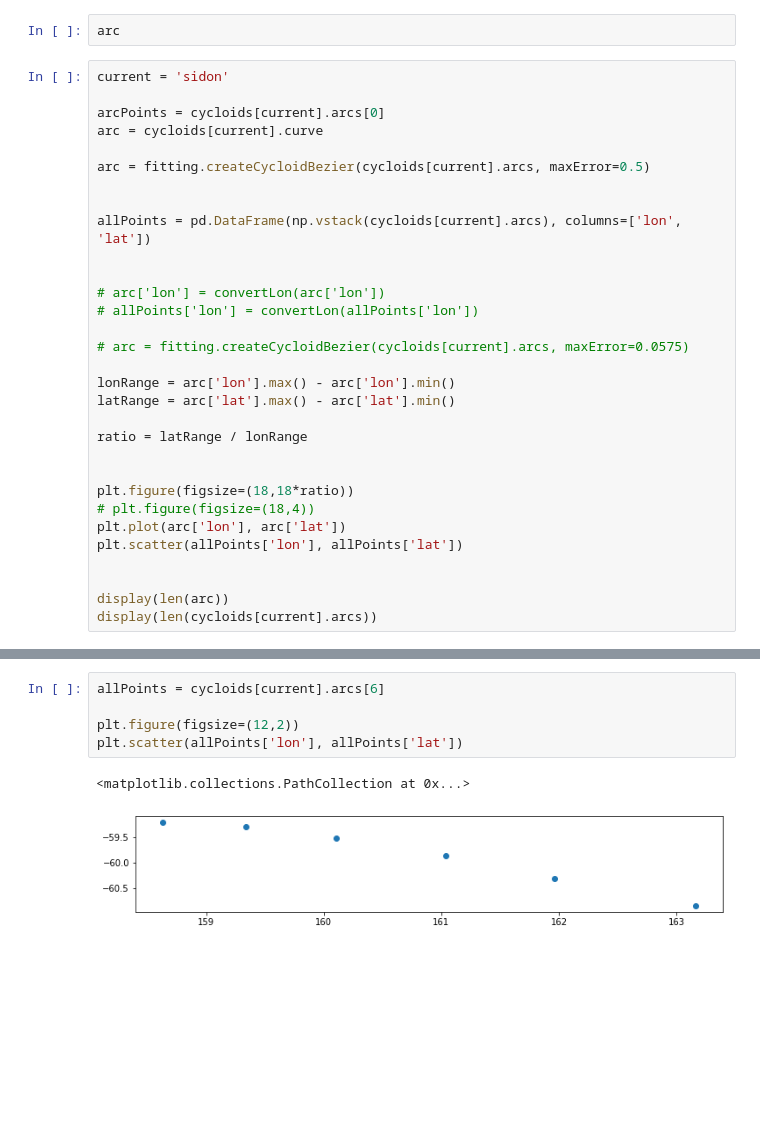
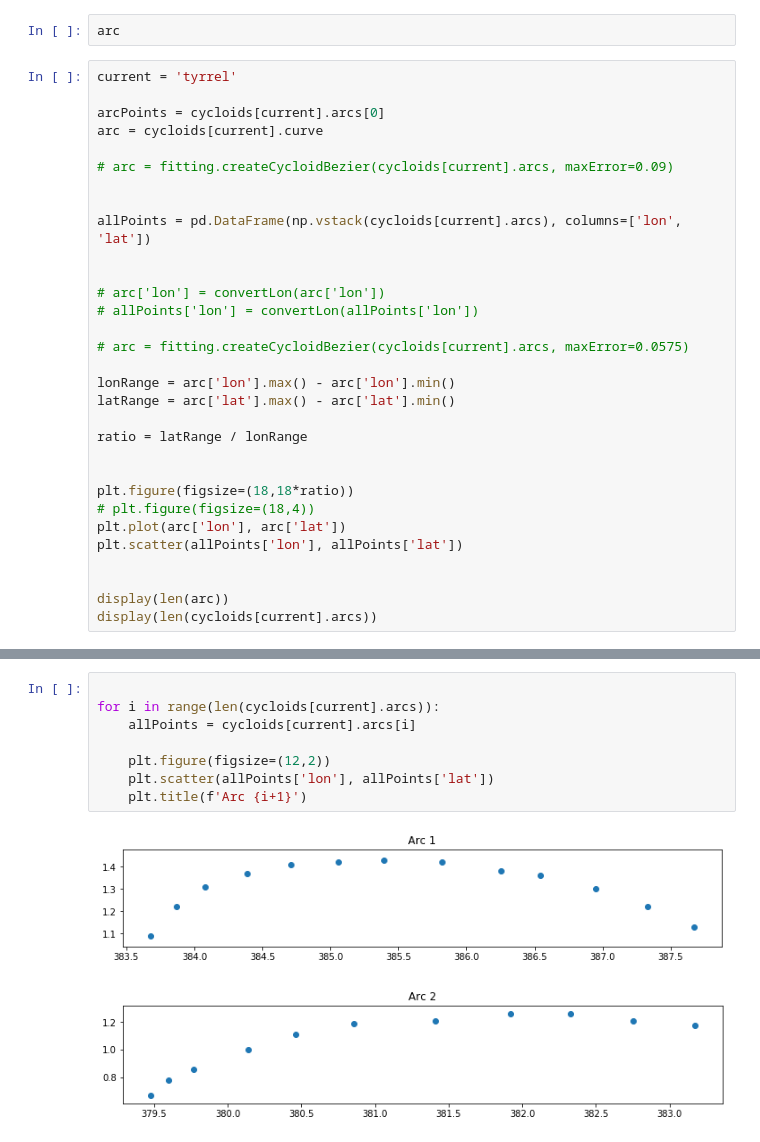
Before and after one commit to ssajous/europa-cycloids, a Jupyter notebook: src/Arc Fitting.ipynb, the cells around one changed output, grey strips where cells are left out. Cells and saved outputs as stored; diff of their text form; blank space fills up the shorter version.

```diff
--- a/src/Arc Fitting.ipynb
+++ b/src/Arc Fitting.ipynb
@@ -78,12 +78,12 @@ plt.scatter(df['lon'], df['lat'])
 # %%
 arc
 # %%
-current = 'sidon'
+current = 'tyrrel'
 
 arcPoints = cycloids[current].arcs[0]
 arc = cycloids[current].curve
 
-arc = fitting.createCycloidBezier(cycloids[current].arcs, maxError=0.5)
+# arc = fitting.createCycloidBezier(cycloids[current].arcs, maxError=0.09)
 
 
 allPoints = pd.DataFrame(np.vstack(cycloids[current].arcs), columns=['lon', 'lat'])
@@ -115,8 +115,11 @@ display(len(cycloids[current].arcs))
 # %%
-allPoints = cycloids[current].arcs[6]
 
-plt.figure(figsize=(12,2))
-plt.scatter(allPoints['lon'], allPoints['lat'])
+for i in range(len(cycloids[current].arcs)):
+    allPoints = cycloids[current].arcs[i]
+
+    plt.figure(figsize=(12,2))
+    plt.scatter(allPoints['lon'], allPoints['lat'])
+    plt.title(f'Arc {i+1}')
 # %% [output]
-<matplotlib.collections.PathCollection at 0x...>
-[figure, old version]
+[figure, new version]
+[figure, added]
```
Also changed, not shown: parts of 2 cells of this notebook, 1 other file.
